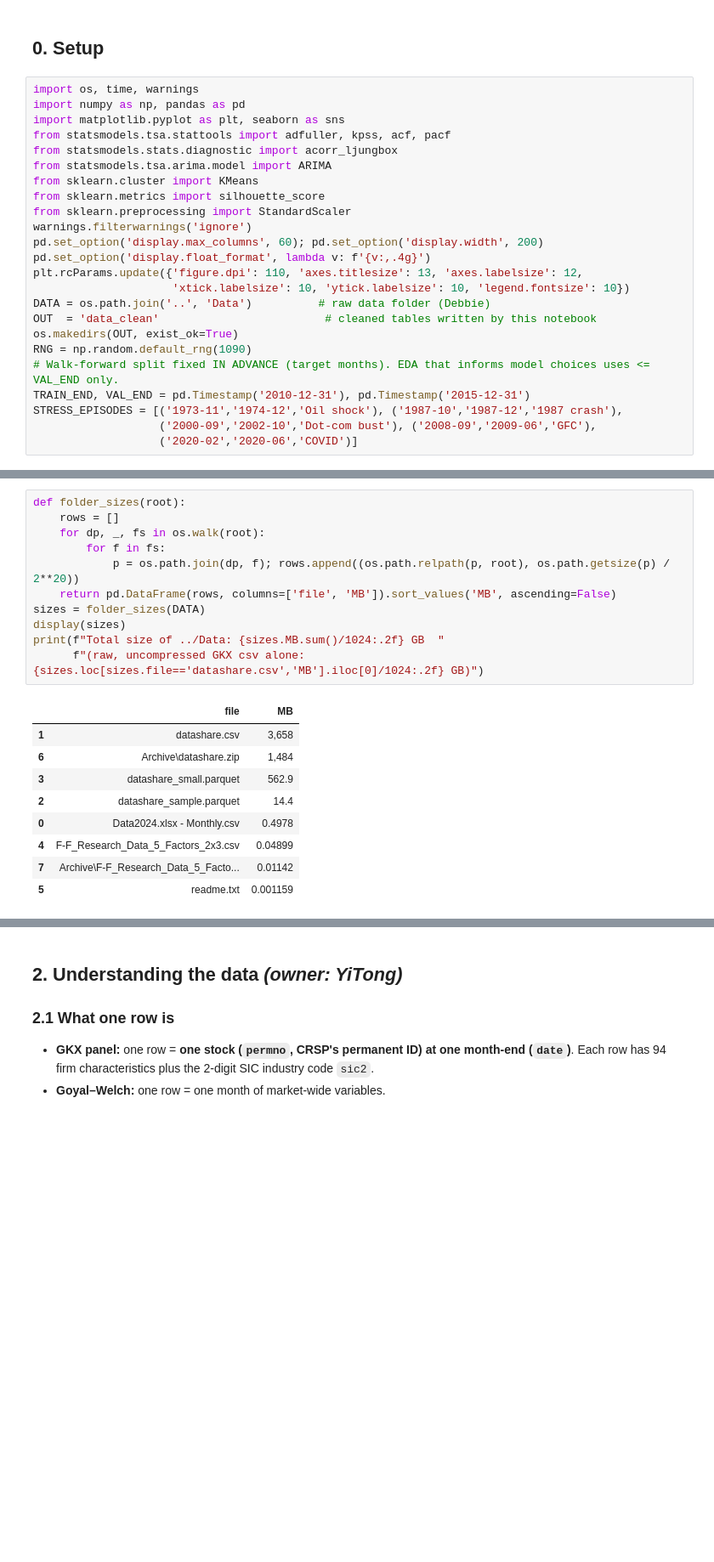
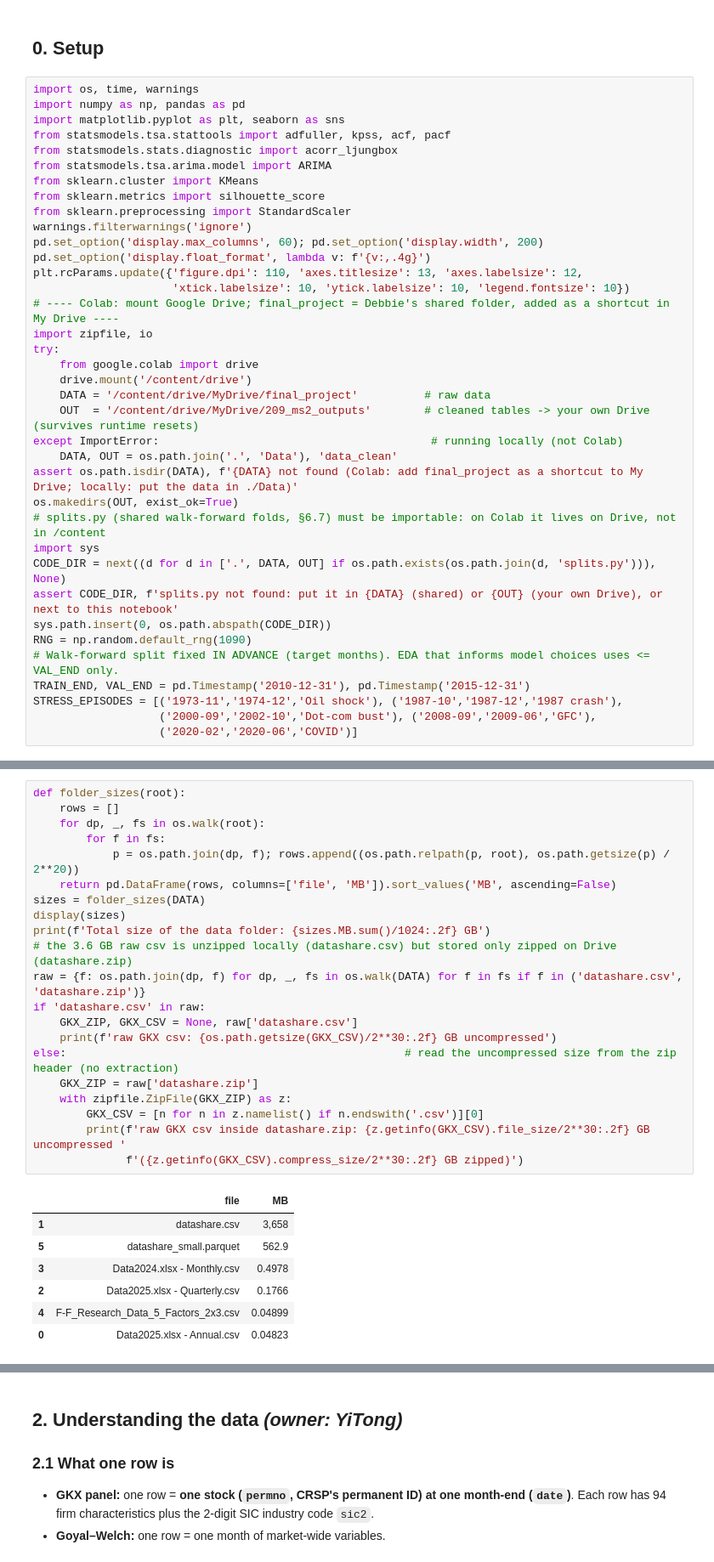
Before and after one commit to DebraBeat/fp-ac209a, a Jupyter notebook: Notebook/MS2_notebook.ipynb, the cells around one changed output, grey strips where cells are left out. Shown at 85% size. Saved outputs shown, nothing was run; the diff lists cells and outputs as text; blank space fills up the shorter version.

```diff
--- a/Notebook/MS2_notebook.ipynb
+++ b/Notebook/MS2_notebook.ipynb
@@ -37,9 +37,22 @@ pd.set_option('display.max_columns', 60); pd.set_option('display.width', 200)
 pd.set_option('display.float_format', lambda v: f'{v:,.4g}')
 plt.rcParams.update({'figure.dpi': 110, 'axes.titlesize': 13, 'axes.labelsize': 12,
                      'xtick.labelsize': 10, 'ytick.labelsize': 10, 'legend.fontsize': 10})
-DATA = os.path.join('..', 'Data')          # raw data folder (Debbie)
-OUT  = 'data_clean'                         # cleaned tables written by this notebook
+# ---- Colab: mount Google Drive; final_project = Debbie's shared folder, added as a shortcut in My Drive ----
+import zipfile, io
+try:
+    from google.colab import drive
+    drive.mount('/content/drive')
+    DATA = '/content/drive/MyDrive/final_project'          # raw data
+    OUT  = '/content/drive/MyDrive/209_ms2_outputs'        # cleaned tables -> your own Drive (survives runtime resets)
+except ImportError:                                         # running locally (not Colab)
+    DATA, OUT = os.path.join('.', 'Data'), 'data_clean'
+assert os.path.isdir(DATA), f'{DATA} not found (Colab: add final_project as a shortcut to My Drive; locally: put the data in ./Data)'
 os.makedirs(OUT, exist_ok=True)
+# splits.py (shared walk-forward folds, §6.7) must be importable: on Colab it lives on Drive, not in /content
+import sys
+CODE_DIR = next((d for d in ['.', DATA, OUT] if os.path.exists(os.path.join(d, 'splits.py'))), None)
+assert CODE_DIR, f'splits.py not found: put it in {DATA} (shared) or {OUT} (your own Drive), or next to this notebook'
+sys.path.insert(0, os.path.abspath(CODE_DIR))
 RNG = np.random.default_rng(1090)
 # Walk-forward split fixed IN ADVANCE (target months). EDA that informs model choices uses <= VAL_END only.
 TRAIN_END, VAL_END = pd.Timestamp('2010-12-31'), pd.Timestamp('2015-12-31')
@@ -60,21 +73,29 @@ The raw files are already on disk (downloaded by Debbie; the original zips are i
 # %%
 def folder_sizes(root):
     rows = []
     for dp, _, fs in os.walk(root):
         for f in fs:
             p = os.path.join(dp, f); rows.append((os.path.relpath(p, root), os.path.getsize(p) / 2**20))
     return pd.DataFrame(rows, columns=['file', 'MB']).sort_values('MB', ascending=False)
 sizes = folder_sizes(DATA)
 display(sizes)
-print(f"Total size of ../Data: {sizes.MB.sum()/1024:.2f} GB  "
-      f"(raw, uncompressed GKX csv alone: {sizes.loc[sizes.file=='datashare.csv','MB'].iloc[0]/1024:.2f} GB)")
+print(f'Total size of the data folder: {sizes.MB.sum()/1024:.2f} GB')
+# the 3.6 GB raw csv is unzipped locally (datashare.csv) but stored only zipped on Drive (datashare.zip)
+raw = {f: os.path.join(dp, f) for dp, _, fs in os.walk(DATA) for f in fs if f in ('datashare.csv', 'datashare.zip')}
+if 'datashare.csv' in raw:
+    GKX_ZIP, GKX_CSV = None, raw['datashare.csv']
+    print(f'raw GKX csv: {os.path.getsize(GKX_CSV)/2**30:.2f} GB uncompressed')
+else:                                                   # read the uncompressed size from the zip header (no extraction)
+    GKX_ZIP = raw['datashare.zip']
+    with zipfile.ZipFile(GKX_ZIP) as z:
+        GKX_CSV = [n for n in z.namelist() if n.endswith('.csv')][0]
+        print(f'raw GKX csv inside datashare.zip: {z.getinfo(GKX_CSV).file_size/2**30:.2f} GB uncompressed '
+              f'({z.getinfo(GKX_CSV).compress_size/2**30:.2f} GB zipped)')
 # %% [output]
 |  | file | MB |
 | 1 | datashare.csv | 3,658 |
-| 6 | Archive\datashare.zip | 1,484 |
-| 3 | datashare_small.parquet | 562.9 |
-| 2 | datashare_sample.parquet | 14.4 |
-| 0 | Data2024.xlsx - Monthly.csv | 0.4978 |
+| 5 | datashare_small.parquet | 562.9 |
+| 3 | Data2024.xlsx - Monthly.csv | 0.4978 |
+| 2 | Data2025.xlsx - Quarterly.csv | 0.1766 |
 | 4 | F-F_Research_Data_5_Factors_2x3.csv | 0.04899 |
-| 7 | Archive\F-F_Research_Data_5_Facto... | 0.01142 |
-| 5 | readme.txt | 0.001159 |
+| 0 | Data2025.xlsx - Annual.csv | 0.04823 |
```
Also changed, not shown: parts of 52 cells of this notebook, 2 other files.
